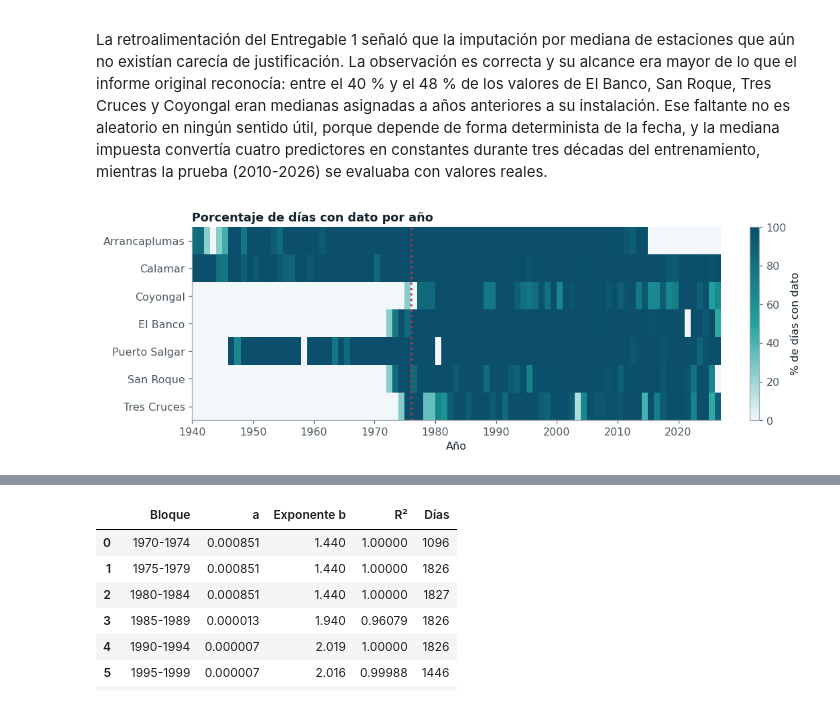
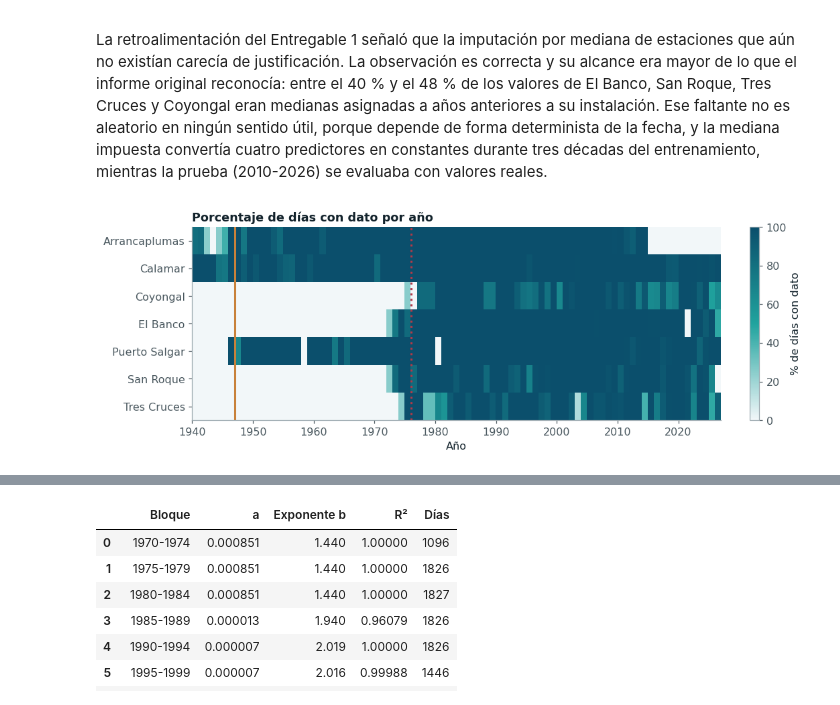
Before and after one commit to SantiagomezaC/proyecto-ml-final, a Jupyter notebook: book/02_datos.ipynb, the cells around one changed output, grey strips where cells are left out. Drawn from its saved outputs; the diff is of its cells as text; code cells hidden in the pictures.

```diff
--- a/book/02_datos.ipynb
+++ b/book/02_datos.ipynb
@@ -43,6 +43,7 @@ for e in EST:
     s = caudales.set_index("fecha")[e]
     filas.append({"Estación": NL[e], "Inicio": s.first_valid_index().date(), "Fin": s.last_valid_index().date(),
                   "Faltantes 1940-2026 (%)": round(100 * s.isna().mean(), 1),
+                  "Faltantes desde 1947 (%)": round(100 * s["1947":].isna().mean(), 1),
                   "Faltantes desde 1976 (%)": round(100 * s["1976":].isna().mean(), 1),
                   "Media (m³/s)": round(s.mean()), "Asimetría": round(s.skew(), 2)})
 inv = pd.DataFrame(filas)
@@ -76,12 +77,12 @@ décadas del entrenamiento, mientras la prueba (2010-2026) se evaluaba con valor
 # %%
 cob = caudales.set_index("fecha")[EST].notna().resample("YS").mean() * 100
 fig, ax = plt.subplots(figsize=(10, 3.4))
 im = ax.imshow(cob.T, aspect="auto", cmap=estilo.mapa_seq(), vmin=0, vmax=100,
                extent=[cob.index.year.min(), cob.index.year.max() + 1, len(EST), 0])
 ax.set_yticks(np.arange(len(EST)) + .5, [NL[e] for e in EST]); ax.grid(False)
-ax.axvline(1976, color=ALE, ls=":", lw=2)
+ax.axvline(1947, color=SED, lw=2); ax.axvline(1976, color=ALE, ls=":", lw=2)
 ax.set_xlabel("Año"); ax.set_title("Porcentaje de días con dato por año")
 fig.colorbar(im, ax=ax, label="% de días con dato", fraction=.025)
 plt.show()
 # %% [output]
-[figure, old version]
+[figure, new version]
```
Also changed, not shown: parts of 27 cells of this notebook, 47 other files.
